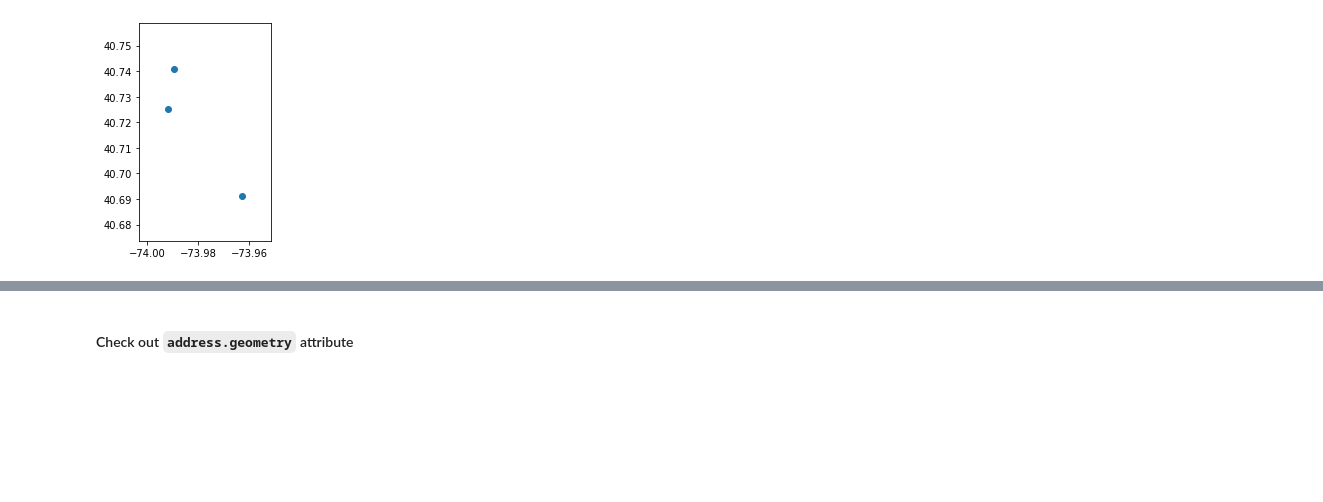
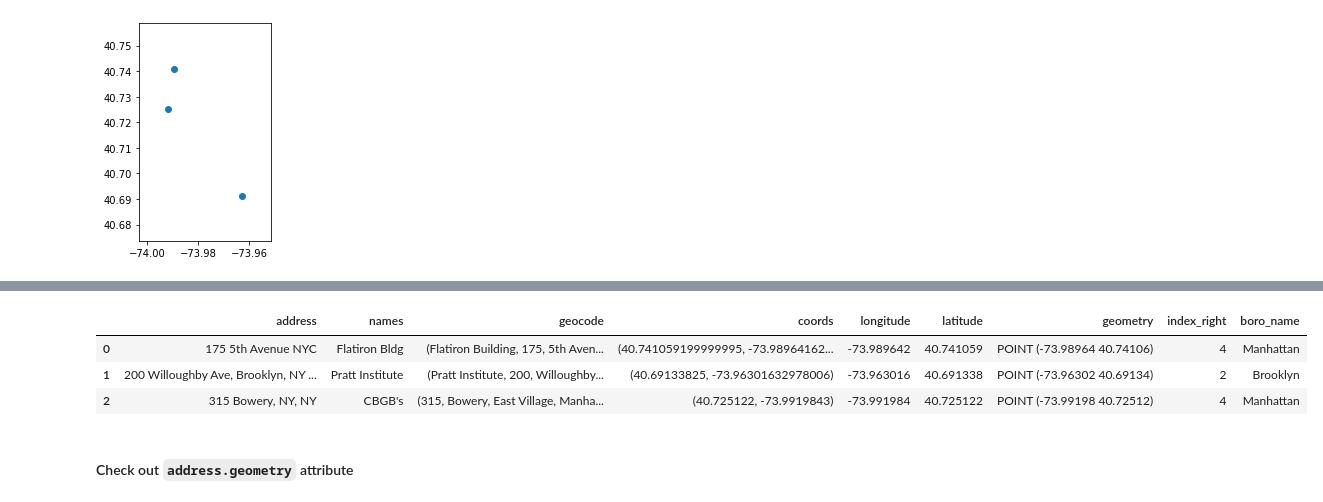
Before and after one commit to katkim0307/pratt-savi-810-2020-03-lesson_07, a Jupyter notebook: lesson_07.ipynb, the cells around one changed output, grey strips where cells are left out. Drawn from its saved outputs; the diff is of its cells as text; code cells hidden in the pictures; blank space fills up the shorter version.

```diff
--- a/lesson_07.ipynb
+++ b/lesson_07.ipynb
@@ -646,3 +650,18 @@ address.plot();
+# %%
+# spatial join
+
+new_thing = gpd.sjoin(
+    address,
+    gdf[['geometry', 'boro_name']].to_crs(epsg=4326),  # must convert the crs
+    how='left',
+)
+
+new_thing
+# %% [output]
+|  | address | names | geocode | coords | longitude | latitude | geometry | index_right | boro_name |
+| 0 | 175 5th Avenue NYC | Flatiron Bldg | (Flatiron Building, 175, 5th Aven... | (40.741059199999995, -73.98964162... | -73.989642 | 40.741059 | POINT (-73.98964 40.74106) | 4 | Manhattan |
+| 1 | 200 Willoughby Ave, Brooklyn, NY ... | Pratt Institute | (Pratt Institute, 200, Willoughby... | (40.69133825, -73.96301632978006) | -73.963016 | 40.691338 | POINT (-73.96302 40.69134) | 2 | Brooklyn |
+| 2 | 315 Bowery, NY, NY | CBGB's | (315, Bowery, East Village, Manha... | (40.725122, -73.9919843) | -73.991984 | 40.725122 | POINT (-73.99198 40.72512) | 4 | Manhattan |
 # %% [markdown]
 #### Check out `address.geometry` attribute
 # %% [markdown]
```
Also changed, not shown: parts of 1 cell of this notebook.
